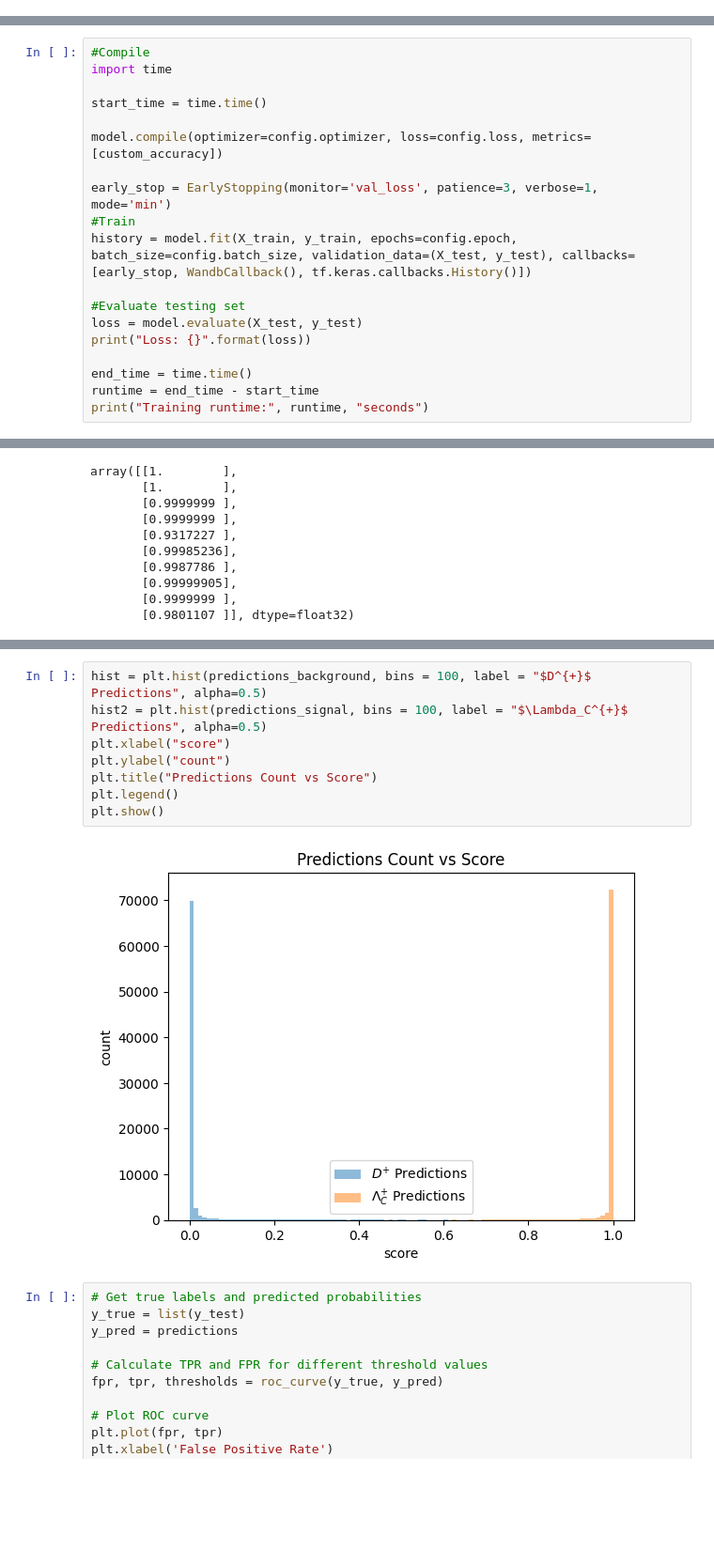
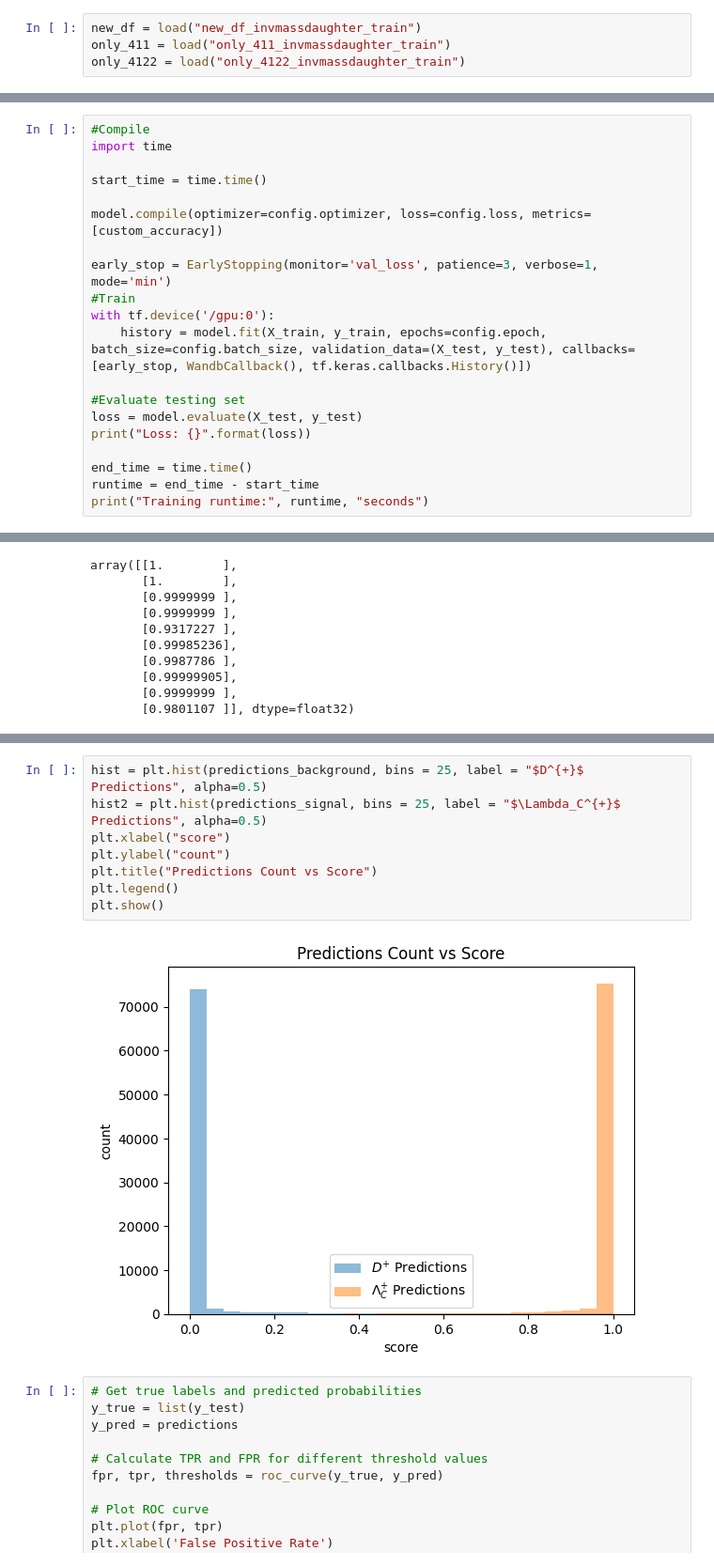
Before and after one commit to GitGup/ATLAS_DNN, a Jupyter notebook: MC_DNN.ipynb, the cells around one changed output, grey strips where cells are left out. Shown at 94% size. Cells and saved outputs as stored; diff of their text form; blank space fills up the shorter version.

```diff
--- a/MC_DNN.ipynb
+++ b/MC_DNN.ipynb
@@ -469,6 +468,10 @@ new_df = new_df.drop("particle_type", axis=1)
 # new_df = new_df.drop('DMesons_m', axis=1)
 # only_411 = only_411.drop('DMesons_m', axis=1)
 # only_4122 = only_4122.drop('DMesons_m', axis=1)
+# %%
+new_df = load("new_df_invmassdaughter_train")
+only_411 = load("only_411_invmassdaughter_train")
+only_4122 = load("only_4122_invmassdaughter_train")
 # %%
 #D and Lambda
 new_df['DMesons_pdgId'] = new_df['DMesons_pdgId'].replace({411: 0, 4122: 1})
@@ -671,7 +695,8 @@ model.compile(optimizer=config.optimizer, loss=config.loss, metrics=[custom_accu
 
 early_stop = EarlyStopping(monitor='val_loss', patience=3, verbose=1, mode='min')
 #Train
-history = model.fit(X_train, y_train, epochs=config.epoch, batch_size=config.batch_size, validation_data=(X_test, y_test), callbacks=[early_stop, WandbCallback(), tf.keras.callbacks.History()])
+with tf.device('/gpu:0'):
+    history = model.fit(X_train, y_train, epochs=config.epoch, batch_size=config.batch_size, validation_data=(X_test, y_test), callbacks=[early_stop, WandbCallback(), tf.keras.callbacks.History()])
 
 #Evaluate testing set
 loss = model.evaluate(X_test, y_test)
@@ -911,13 +822,13 @@ Name: DMesons_pdgId, Length: 80000, dtype: int64
 # %%
-hist = plt.hist(predictions_background, bins = 100, label = "$D^{+}$ Predictions", alpha=0.5)
-hist2 = plt.hist(predictions_signal, bins = 100, label = "$\Lambda_C^{+}$ Predictions", alpha=0.5)
+hist = plt.hist(predictions_background, bins = 25, label = "$D^{+}$ Predictions", alpha=0.5)
+hist2 = plt.hist(predictions_signal, bins = 25, label = "$\Lambda_C^{+}$ Predictions", alpha=0.5)
 plt.xlabel("score")
 plt.ylabel("count")
 plt.title("Predictions Count vs Score")
 plt.legend()
 plt.show()
 # %% [output]
-[figure, old version]
+[figure, new version]
 # %%
 # Get true labels and predicted probabilities
 y_true = list(y_test)
```
Also changed, not shown: parts of 13 cells of this notebook.
